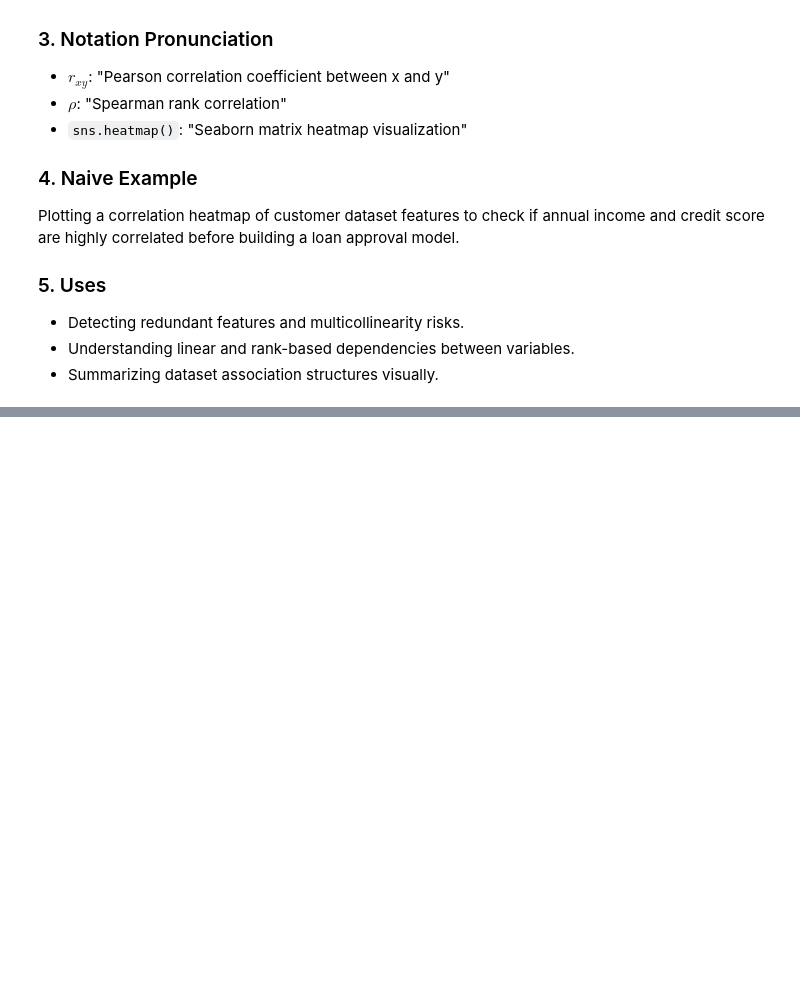
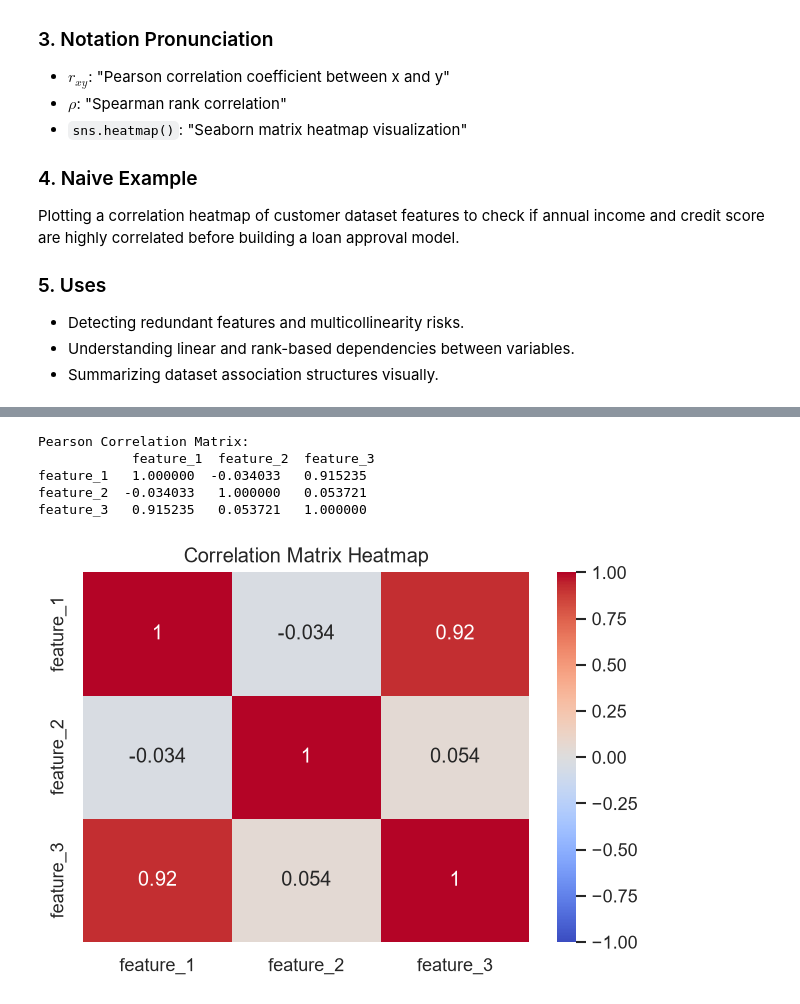
Before and after one commit to Soham1500/cdac_hyd_DA_nov_2026, a Jupyter notebook: Day6/03_Analytics/02_exploratory_data_analysis/03_correlation_and_collinearity_discovery.ipynb, the cells around one changed output, grey strips where cells are left out. Drawn from its saved outputs; the diff is of its cells as text; code cells hidden in the pictures; blank space fills up the shorter version.

```diff
--- a/Day6/03_Analytics/02_exploratory_data_analysis/03_correlation_and_collinearity_discovery.ipynb
+++ b/Day6/03_Analytics/02_exploratory_data_analysis/03_correlation_and_collinearity_discovery.ipynb
@@ -48,0 +149,22 @@ Plotting a correlation heatmap of customer dataset features to check if annual i
+# %%
+np.random.seed(42)
+df_corr = pd.DataFrame({
+    'feature_1': np.random.rand(100),
+    'feature_2': np.random.rand(100) * 2
+})
+df_corr['feature_3'] = df_corr['feature_1'] * 0.8 + np.random.normal(0, 0.1, 100)
+corr_matrix = df_corr.corr(method='pearson')
+print("Pearson Correlation Matrix:\n", corr_matrix)
+
+# Visualization
+plt.figure(figsize=(6, 4))
+sns.heatmap(corr_matrix, annot=True, cmap='coolwarm', vmin=-1, vmax=1)
+plt.title('Correlation Matrix Heatmap')
+plt.show()
+# %% [output]
+Pearson Correlation Matrix:
+            feature_1  feature_2  feature_3
+feature_1   1.000000  -0.034033   0.915235
+feature_2  -0.034033   1.000000   0.053721
+feature_3   0.915235   0.053721   1.000000
+[figure, added]
```
Also changed, not shown: parts of 14 cells of this notebook.
